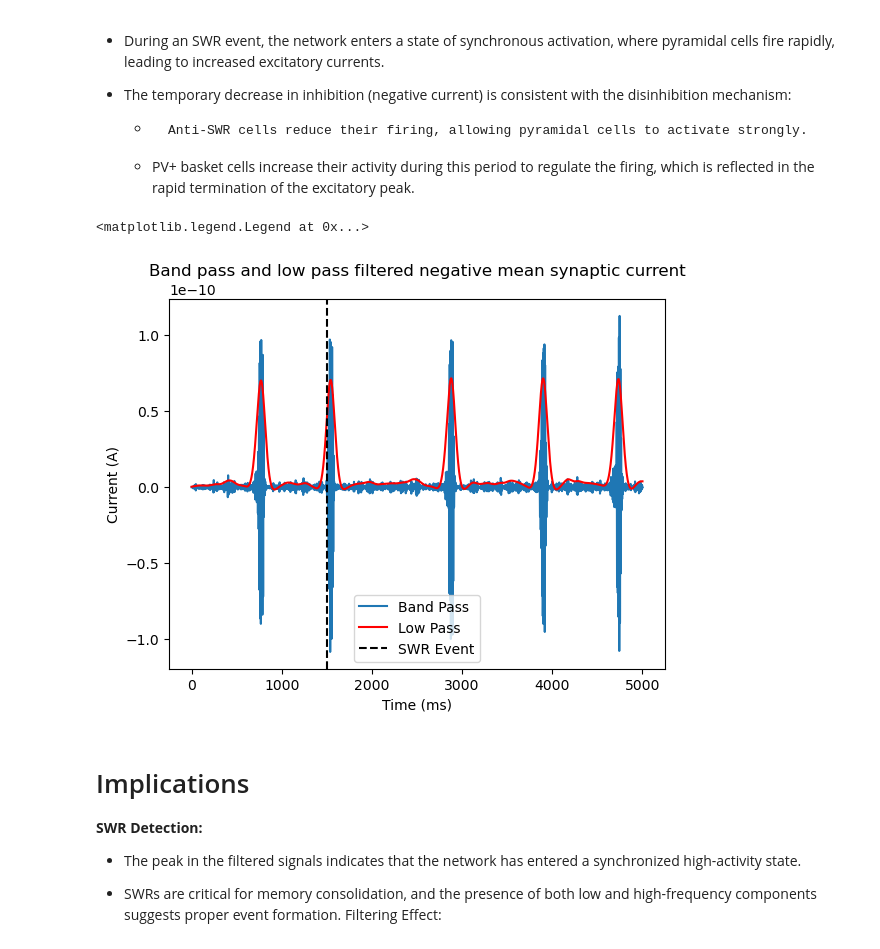
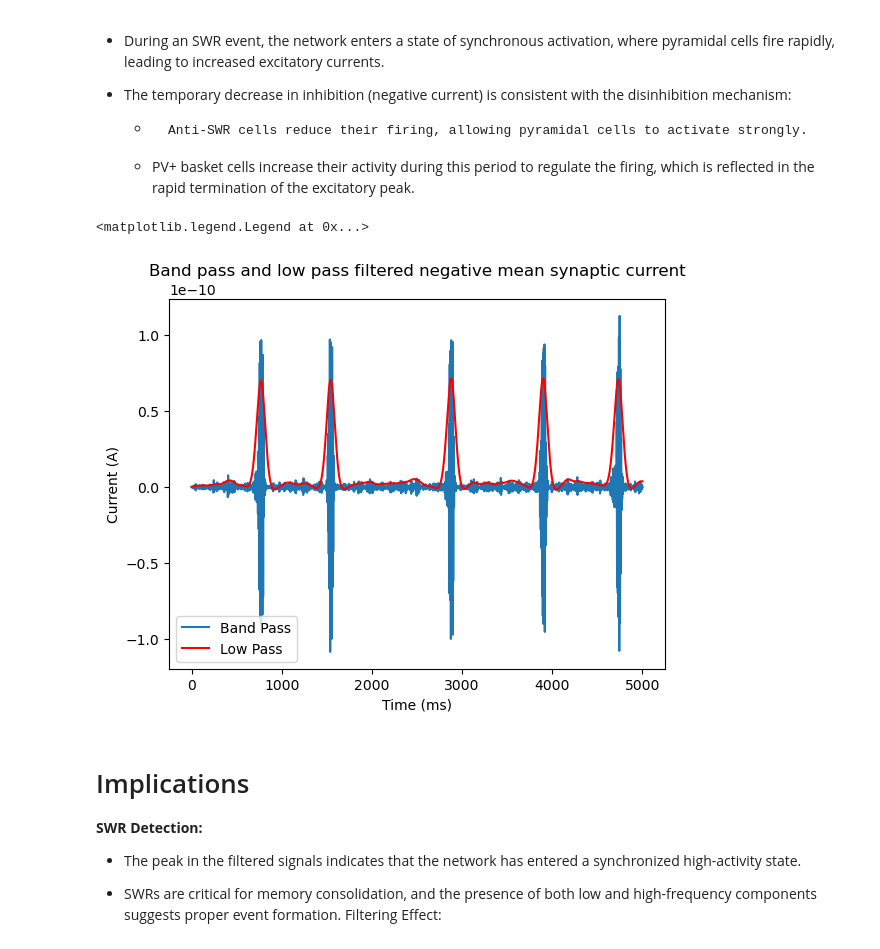
Before and after one commit to SHK-89/MNS_FinalProject, a Jupyter notebook: SWR_project.ipynb, the cells around one changed output. Cells and saved outputs as stored; diff of their text form; code cells hidden in the pictures.

```diff
--- a/SWR_project.ipynb
+++ b/SWR_project.ipynb
@@ -458,16 +661,15 @@ low_pass = filtfilt(b_low, a_low, -averaged)
 # %%
 # plot band pass and low pass filtered negative mean synaptic current
 # Similar to fig.3 in the paper
 plt.plot(current_monitor.t / ms, band_pass / amp, label='Band Pass')
 plt.plot(current_monitor.t / ms, low_pass / amp, label='Low Pass', color='red')
-plt.axvline(x=1500, color='black', linestyle='--', label='SWR Event')
 plt.title("Band pass and low pass filtered negative mean synaptic current")
 plt.xlabel("Time (ms)")
 plt.ylabel("Current (A)")
 plt.legend()
 # %% [output]
 <matplotlib.legend.Legend at 0x...>
-[figure, old version]
+[figure, new version]
 # %% [markdown]
 # Implications
 **SWR Detection:**
```
Also changed, not shown: parts of 20 cells of this notebook.
